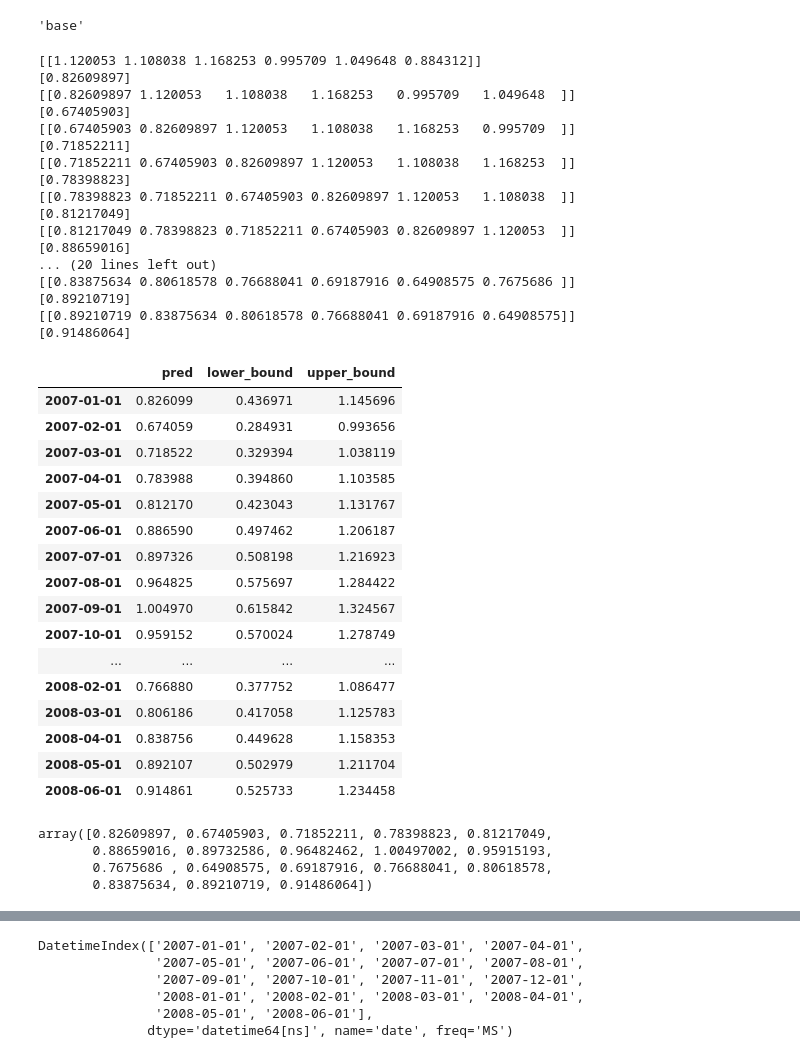
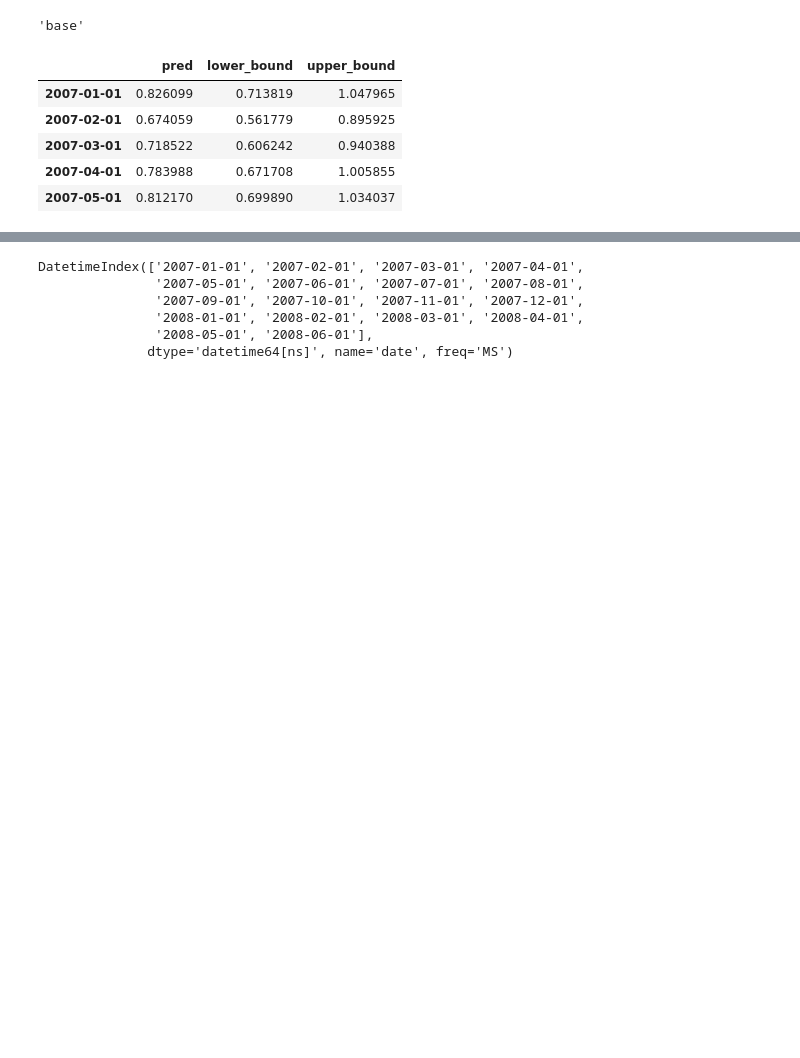
Before and after one commit to dweprinz/skforecast, a Jupyter notebook: conformal.ipynb, the cells around one changed output, grey strips where cells are left out. Drawn from its saved outputs; the diff is of its cells as text; code cells hidden in the pictures; blank space fills up the shorter version.

```diff
--- a/conformal.ipynb
+++ b/conformal.ipynb
@@ -191,51 +155,16 @@ forecaster.regressor_conformal.method  # this should be aci, I patch it by reass
 # %%
 # Predictions
 # ==============================================================================
 predictions = forecaster.predict_conformal_interval(steps=test_steps,
                                                     last_window = data_cal['y'],
                                                     desired_coverage= 0.9)
-predictions
+predictions.head()
 # %% [output]
-[[1.120053 1.108038 1.168253 0.995709 1.049648 0.884312]]
-[0.82609897]
-[[0.82609897 1.120053   1.108038   1.168253   0.995709   1.049648  ]]
-[0.67405903]
-[[0.67405903 0.82609897 1.120053   1.108038   1.168253   0.995709  ]]
-[0.71852211]
-[[0.71852211 0.67405903 0.82609897 1.120053   1.108038   1.168253  ]]
-[0.78398823]
-[[0.78398823 0.71852211 0.67405903 0.82609897 1.120053   1.108038  ]]
-[0.81217049]
-[[0.81217049 0.78398823 0.71852211 0.67405903 0.82609897 1.120053  ]]
-[0.88659016]
-... (20 lines left out)
-[[0.83875634 0.80618578 0.76688041 0.69187916 0.64908575 0.7675686 ]]
-[0.89210719]
-[[0.89210719 0.83875634 0.80618578 0.76688041 0.69187916 0.64908575]]
-[0.91486064]
 |  | pred | lower_bound | upper_bound |
-| 2007-01-01 | 0.826099 | 0.436971 | 1.145696 |
-| 2007-02-01 | 0.674059 | 0.284931 | 0.993656 |
-| 2007-03-01 | 0.718522 | 0.329394 | 1.038119 |
-| 2007-04-01 | 0.783988 | 0.394860 | 1.103585 |
-| 2007-05-01 | 0.812170 | 0.423043 | 1.131767 |
-| 2007-06-01 | 0.886590 | 0.497462 | 1.206187 |
-| 2007-07-01 | 0.897326 | 0.508198 | 1.216923 |
-| 2007-08-01 | 0.964825 | 0.575697 | 1.284422 |
-| 2007-09-01 | 1.004970 | 0.615842 | 1.324567 |
-| 2007-10-01 | 0.959152 | 0.570024 | 1.278749 |
-| ... | ... | ... | ... |
-| 2008-02-01 | 0.766880 | 0.377752 | 1.086477 |
-| 2008-03-01 | 0.806186 | 0.417058 | 1.125783 |
-| 2008-04-01 | 0.838756 | 0.449628 | 1.158353 |
-| 2008-05-01 | 0.892107 | 0.502979 | 1.211704 |
-| 2008-06-01 | 0.914861 | 0.525733 | 1.234458 |
+| 2007-01-01 | 0.826099 | 0.713819 | 1.047965 |
+| 2007-02-01 | 0.674059 | 0.561779 | 0.895925 |
+| 2007-03-01 | 0.718522 | 0.606242 | 0.940388 |
+| 2007-04-01 | 0.783988 | 0.671708 | 1.005855 |
+| 2007-05-01 | 0.812170 | 0.699890 | 1.034037 |
 # %%
 preds, y_pis = predictions['pred'].to_numpy(), predictions[['lower_bound', 'upper_bound']].to_numpy()
-# %%
-preds
-# %% [output]
-array([0.82609897, 0.67405903, 0.71852211, 0.78398823, 0.81217049,
-       0.88659016, 0.89732586, 0.96482462, 1.00497002, 0.95915193,
-       0.7675686 , 0.64908575, 0.69187916, 0.76688041, 0.80618578,
-       0.83875634, 0.89210719, 0.91486064])
```
Also changed, not shown: parts of 9 cells of this notebook, 1 other file.
